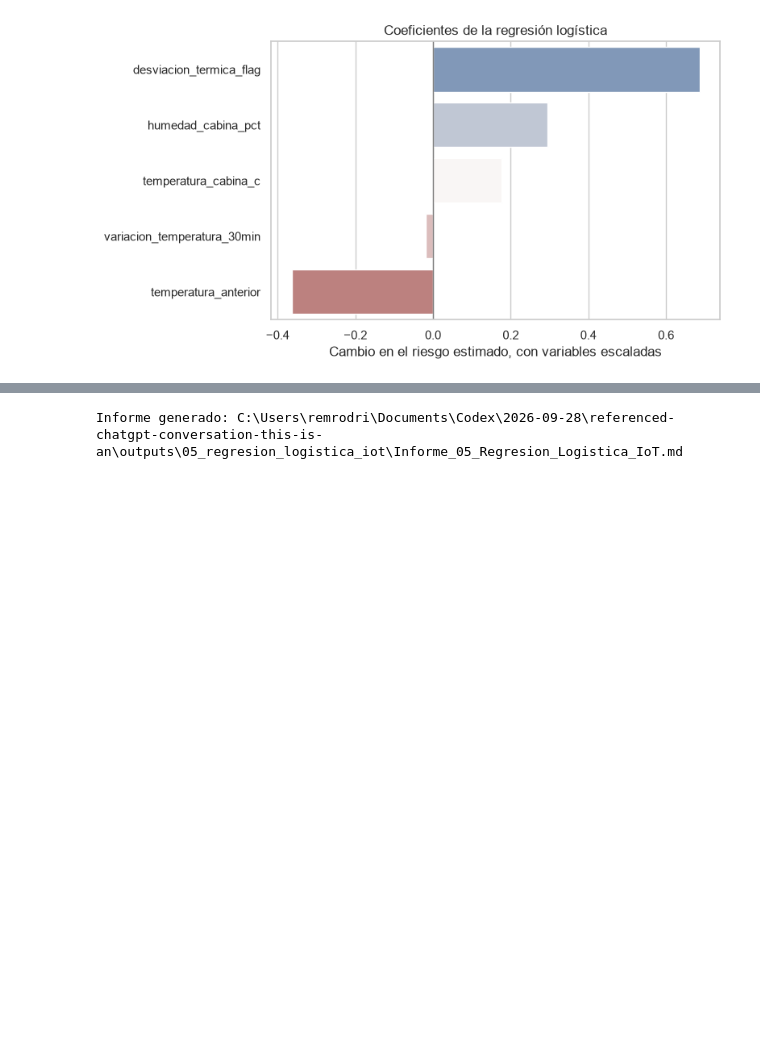
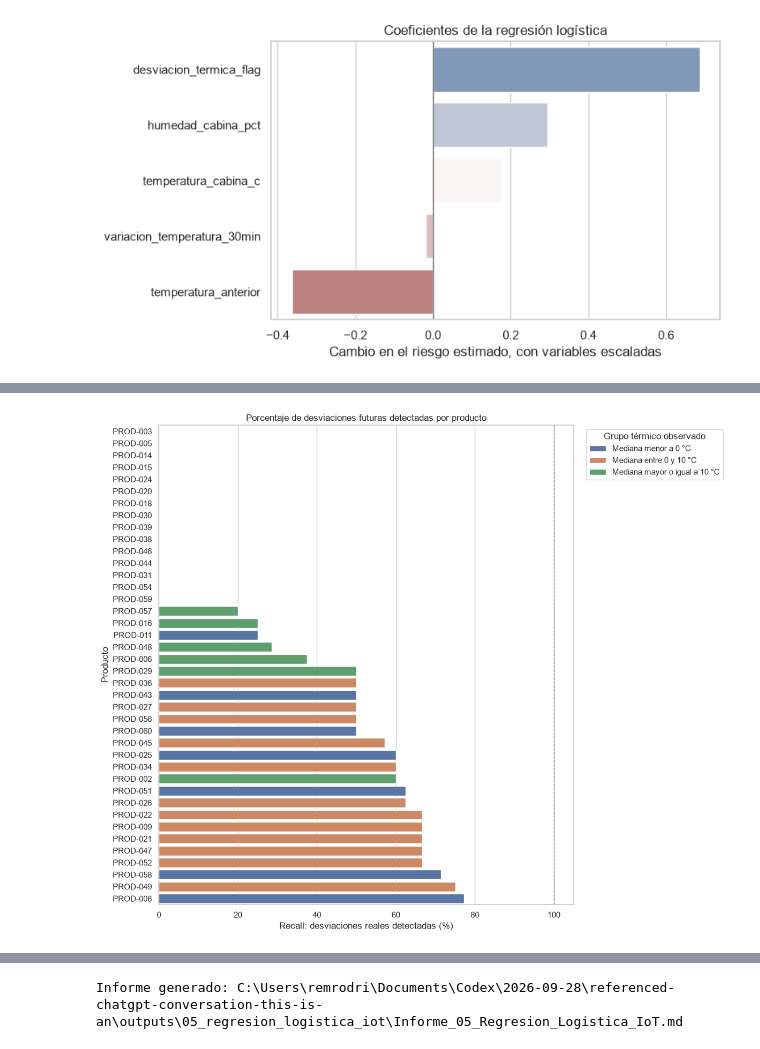
Before and after one commit to remrodri/practicasNotebookColab, a Jupyter notebook: proyecto-integradorV3/05-Regresion-logistica/05_Regresion_Logistica_AndinaLog_IoT.ipynb, the cells around one changed output, grey strips where cells are left out. Cells and saved outputs as stored; diff of their text form; code cells hidden in the pictures; blank space fills up the shorter version.

```diff
--- a/proyecto-integradorV3/05-Regresion-logistica/05_Regresion_Logistica_AndinaLog_IoT.ipynb
+++ b/proyecto-integradorV3/05-Regresion-logistica/05_Regresion_Logistica_AndinaLog_IoT.ipynb
@@ -686,0 +695,72 @@ Como las variables fueron escaladas, las magnitudes son comparables dentro de es
+# %%
+evaluacion_producto = pd.DataFrame({
+    "producto_id": modelado["producto_id"].iloc[indices_test].to_numpy(),
+    "temperatura_actual": X_test["temperatura_cabina_c"].to_numpy(),
+    "objetivo_real": y_test.to_numpy(),
+    "prediccion": predicciones,
+})
+
+filas_producto = []
+for producto, segmento in evaluacion_producto.groupby("producto_id"):
+    tn_p, fp_p, fn_p, tp_p = confusion_matrix(
+        segmento["objetivo_real"], segmento["prediccion"], labels=[0, 1]
+    ).ravel()
+    filas_producto.append({
+        "producto_id": producto,
+        "lecturas_prueba": len(segmento),
+        "temperatura_mediana": segmento["temperatura_actual"].median(),
+        "positivos_reales": int(segmento["objetivo_real"].sum()),
+        "alertas_modelo": int(segmento["prediccion"].sum()),
+        "VP": int(tp_p), "FP": int(fp_p), "FN": int(fn_p), "VN": int(tn_p),
+        "recall_pct": 100 * tp_p / (tp_p + fn_p) if tp_p + fn_p else np.nan,
+        "precision_pct": 100 * tp_p / (tp_p + fp_p) if tp_p + fp_p else np.nan,
+    })
+
+metricas_producto = pd.DataFrame(filas_producto).set_index("producto_id")
+metricas_producto["grupo_termico_observado"] = pd.cut(
+    metricas_producto["temperatura_mediana"],
+    bins=[-np.inf, 0, 10, np.inf],
+    labels=["Mediana menor a 0 °C", "Mediana entre 0 y 10 °C", "Mediana mayor o igual a 10 °C"],
+    right=False,
+)
+display(metricas_producto.sort_values(["positivos_reales", "recall_pct"], ascending=[False, False]).round(2))
+
+evaluacion_producto["grupo_termico_observado"] = pd.cut(
+    evaluacion_producto["producto_id"].map(metricas_producto["temperatura_mediana"]),
+    bins=[-np.inf, 0, 10, np.inf],
+    labels=["Mediana menor a 0 °C", "Mediana entre 0 y 10 °C", "Mediana mayor o igual a 10 °C"],
+    right=False,
+)
+
+filas_grupo = []
+for grupo_termico, segmento in evaluacion_producto.groupby("grupo_termico_observado", observed=True):
+    tn_g, fp_g, fn_g, tp_g = confusion_matrix(
+        segmento["objetivo_real"], segmento["prediccion"], labels=[0, 1]
+    ).ravel()
+    filas_grupo.append({
+        "grupo_termico_observado": str(grupo_termico),
+        "productos": segmento["producto_id"].nunique(),
+        "lecturas": len(segmento),
+        "positivos_reales": int(segmento["objetivo_real"].sum()),
+        "VP": int(tp_g), "FP": int(fp_g), "FN": int(fn_g), "VN": int(tn_g),
+        "recall_pct": 100 * tp_g / (tp_g + fn_g) if tp_g + fn_g else np.nan,
+        "precision_pct": 100 * tp_g / (tp_g + fp_g) if tp_g + fp_g else np.nan,
+    })
+
+metricas_grupo_termico = pd.DataFrame(filas_grupo).set_index("grupo_termico_observado")
+display(metricas_grupo_termico.round(2))
+
+productos_con_positivos = metricas_producto.query("positivos_reales > 0").sort_values("recall_pct")
+plt.figure(figsize=(12, 10))
+sns.barplot(
+    data=productos_con_positivos.reset_index(),
+    y="producto_id", x="recall_pct", hue="grupo_termico_observado", dodge=False,
+)
+plt.axvline(100, color="gray", linestyle="--", linewidth=1)
+plt.title("Porcentaje de desviaciones futuras detectadas por producto")
+plt.xlabel("Recall: desviaciones reales detectadas (%)")
+plt.ylabel("Producto")
+plt.legend(title="Grupo térmico observado", bbox_to_anchor=(1.02, 1), loc="upper left")
+plt.tight_layout()
+plt.show()
+# %% [output]
@@ -686,0 +790 @@ Como las variables fueron escaladas, las magnitudes son comparables dentro de es
+[figure, added]
```
Also changed, not shown: parts of 17 cells of this notebook, 32 other files.
